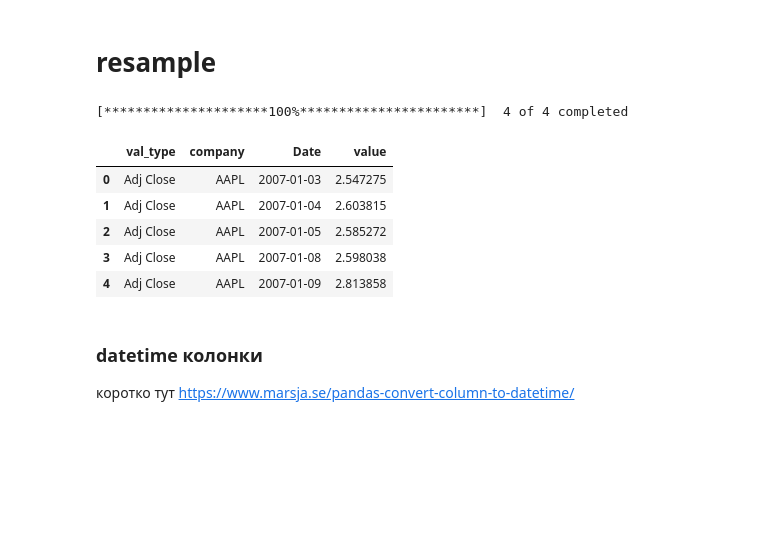
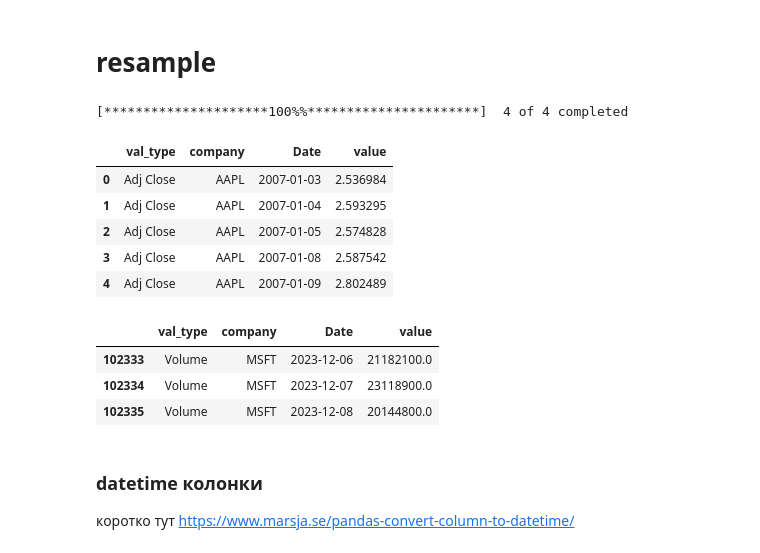
Before and after one commit to igumnov-daniel/HOCK_SEPTEMBER_2023, a Jupyter notebook: 10_groupby/10_2_groupby_LESSON.ipynb, the cells around one changed output. Saved outputs shown, nothing was run; the diff lists cells and outputs as text; code cells hidden in the pictures; blank space fills up the shorter version.

```diff
--- a/10_groupby/10_2_groupby_LESSON.ipynb
+++ b/10_groupby/10_2_groupby_LESSON.ipynb
@@ -677,22 +843,29 @@ df.head()
 import yfinance as yf
 # %%
 start_date = '2007-01-01' # начало периода
-end_date = '2023-01-01'  # коне периода
+end_date = '2023-12-09'  # коне периода
 ticker = 'GOOGL MSFT AAPL AMZN'
 
 data = yf.download(ticker, start_date, end_date)
 
 data_unstacked = data.unstack().reset_index() # сделаем unstack
 data_unstacked.columns = ['val_type', 'company', 'Date', 'value']
 data_unstacked.head()
 # %% [output]
-[*********************100%***********************]  4 of 4 completed
+[*********************100%%**********************]  4 of 4 completed
 |  | val_type | company | Date | value |
-| 0 | Adj Close | AAPL | 2007-01-03 | 2.547275 |
-| 1 | Adj Close | AAPL | 2007-01-04 | 2.603815 |
-| 2 | Adj Close | AAPL | 2007-01-05 | 2.585272 |
-| 3 | Adj Close | AAPL | 2007-01-08 | 2.598038 |
-| 4 | Adj Close | AAPL | 2007-01-09 | 2.813858 |
+| 0 | Adj Close | AAPL | 2007-01-03 | 2.536984 |
+| 1 | Adj Close | AAPL | 2007-01-04 | 2.593295 |
+| 2 | Adj Close | AAPL | 2007-01-05 | 2.574828 |
+| 3 | Adj Close | AAPL | 2007-01-08 | 2.587542 |
+| 4 | Adj Close | AAPL | 2007-01-09 | 2.802489 |
+# %%
+data_unstacked.tail(3)
+# %% [output]
+|  | val_type | company | Date | value |
+| 102333 | Volume | MSFT | 2023-12-06 | 21182100.0 |
+| 102334 | Volume | MSFT | 2023-12-07 | 23118900.0 |
+| 102335 | Volume | MSFT | 2023-12-08 | 20144800.0 |
 # %% [markdown]
 ### datetime колонки
 коротко тут
```
Also changed, not shown: parts of 33 cells of this notebook.
